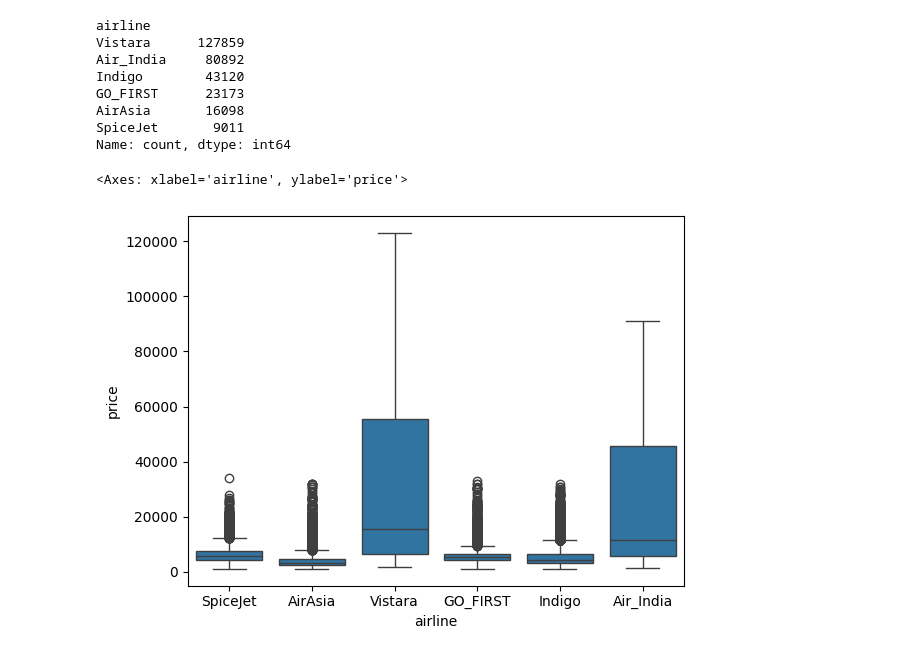
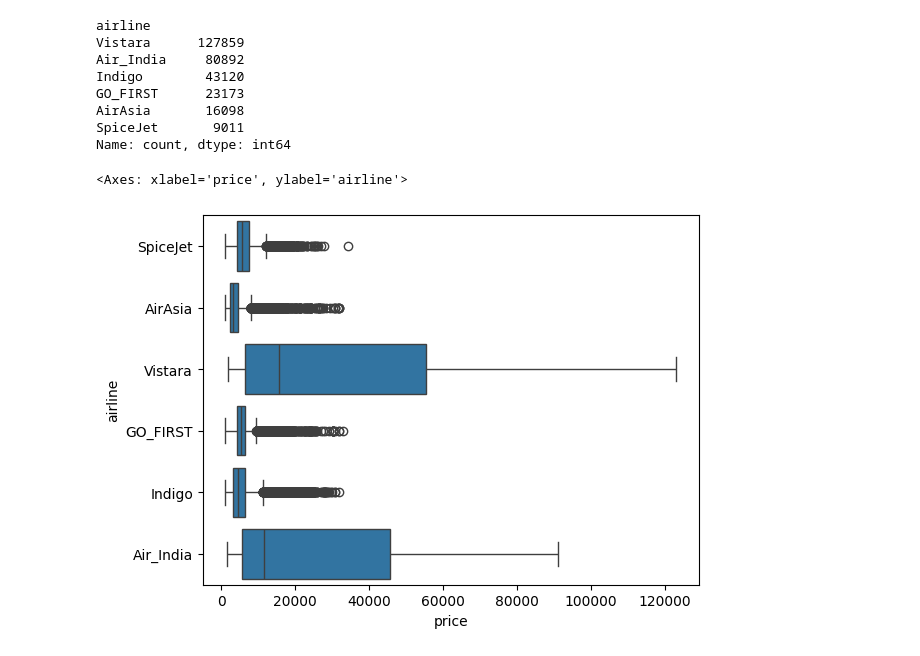
Before and after one commit to Data-Analysis-Hub/Machine-Learning-Flight-ticket-prices-prediction, a Jupyter notebook: tasks.ipynb, the cells around one changed output. Cells and saved outputs as stored; diff of their text form; code cells hidden in the pictures.

```diff
--- a/tasks.ipynb
+++ b/tasks.ipynb
@@ -141,8 +135,8 @@ Name: count, dtype: int64
 # %%
 # ANALYSE DES COMPAGNIES
 
 df.groupby('airline')['price'].mean()
-sns.boxplot(data = df , x="airline", y ="price")
+sns.boxplot(data = df , x="price", y ="airline")
 # %% [output]
-<Axes: xlabel='airline', ylabel='price'>
+<Axes: xlabel='price', ylabel='airline'>
-[figure, old version]
+[figure, new version]
```
Also changed, not shown: parts of 4 cells of this notebook.
